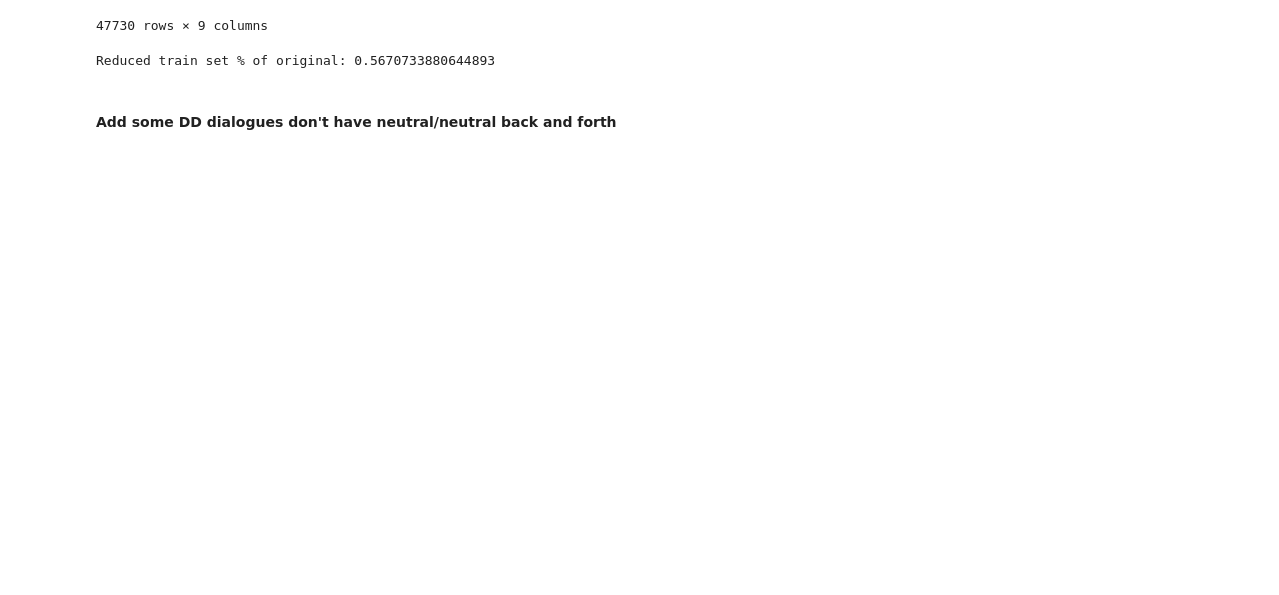
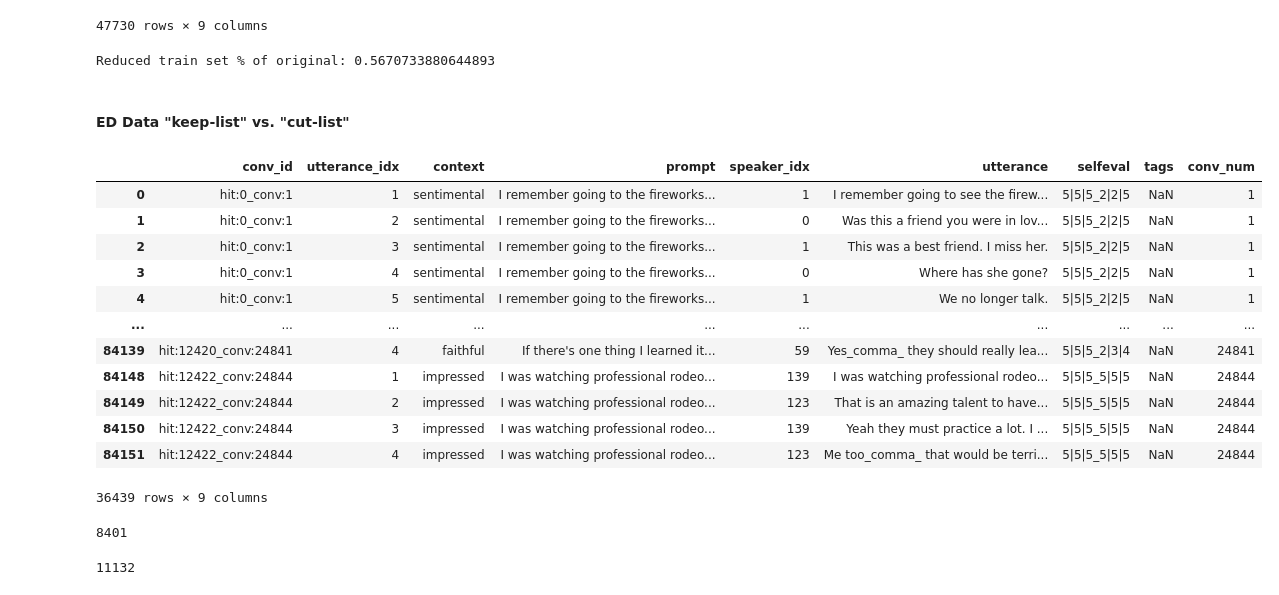
Before and after one commit to evelynyou/w266_project, a Jupyter notebook: exploration_emotion_pairing.ipynb, the cells around one changed output. Cells and saved outputs as stored; diff of their text form; code cells hidden in the pictures; blank space fills up the shorter version.

Commit message:
keep_list vs. cut_list

```diff
--- a/exploration_emotion_pairing.ipynb
+++ b/exploration_emotion_pairing.ipynb
@@ -636,5 +651,32 @@ Reduced train set % of original: 0.5670733880644893
 ## Write this out to a file for reference later
 ed_train_reduced = ed_train_reduced.drop(["conv_num"], axis=1)
 ed_train_reduced.to_csv ('data/processed/ed_train_reduced2.csv', index = False, header=True)
-# %% [markdown]
-#### Add some DD dialogues don't have neutral/neutral back and forth
+# %% [markdown]
+#### ED Data "keep-list" vs. "cut-list"
+# %%
+## Cut-list
+ed_train_cutlist = ed_train[ed_train["conv_num"].isin(cut_list) == True]
+ed_train_cutlist
+# %% [output]
+|  | conv_id | utterance_idx | context | prompt | speaker_idx | utterance | selfeval | tags | conv_num |
+| 0 | hit:0_conv:1 | 1 | sentimental | I remember going to the fireworks... | 1 | I remember going to see the firew... | 5|5|5_2|2|5 | NaN | 1 |
+| 1 | hit:0_conv:1 | 2 | sentimental | I remember going to the fireworks... | 0 | Was this a friend you were in lov... | 5|5|5_2|2|5 | NaN | 1 |
+| 2 | hit:0_conv:1 | 3 | sentimental | I remember going to the fireworks... | 1 | This was a best friend. I miss her. | 5|5|5_2|2|5 | NaN | 1 |
+| 3 | hit:0_conv:1 | 4 | sentimental | I remember going to the fireworks... | 0 | Where has she gone? | 5|5|5_2|2|5 | NaN | 1 |
+| 4 | hit:0_conv:1 | 5 | sentimental | I remember going to the fireworks... | 1 | We no longer talk. | 5|5|5_2|2|5 | NaN | 1 |
+| ... | ... | ... | ... | ... | ... | ... | ... | ... | ... |
+| 84139 | hit:12420_conv:24841 | 4 | faithful | If there's one thing I learned it... | 59 | Yes_comma_ they should really lea... | 5|5|5_2|3|4 | NaN | 24841 |
+| 84148 | hit:12422_conv:24844 | 1 | impressed | I was watching professional rodeo... | 139 | I was watching professional rodeo... | 5|5|5_5|5|5 | NaN | 24844 |
+| 84149 | hit:12422_conv:24844 | 2 | impressed | I was watching professional rodeo... | 123 | That is an amazing talent to have... | 5|5|5_5|5|5 | NaN | 24844 |
+| 84150 | hit:12422_conv:24844 | 3 | impressed | I was watching professional rodeo... | 139 | Yeah they must practice a lot. I ... | 5|5|5_5|5|5 | NaN | 24844 |
+| 84151 | hit:12422_conv:24844 | 4 | impressed | I was watching professional rodeo... | 123 | Me too_comma_ that would be terri... | 5|5|5_5|5|5 | NaN | 24844 |
+36439 rows × 9 columns
+# %%
+len(cut_list)
+# %% [output]
+8401
+# %%
+## keep_list
+len(ed_train["conv_num"].unique())-len(cut_list)
+# %% [output]
+11132
```
Also changed, not shown: parts of 9 cells of this notebook, 2 other files.
